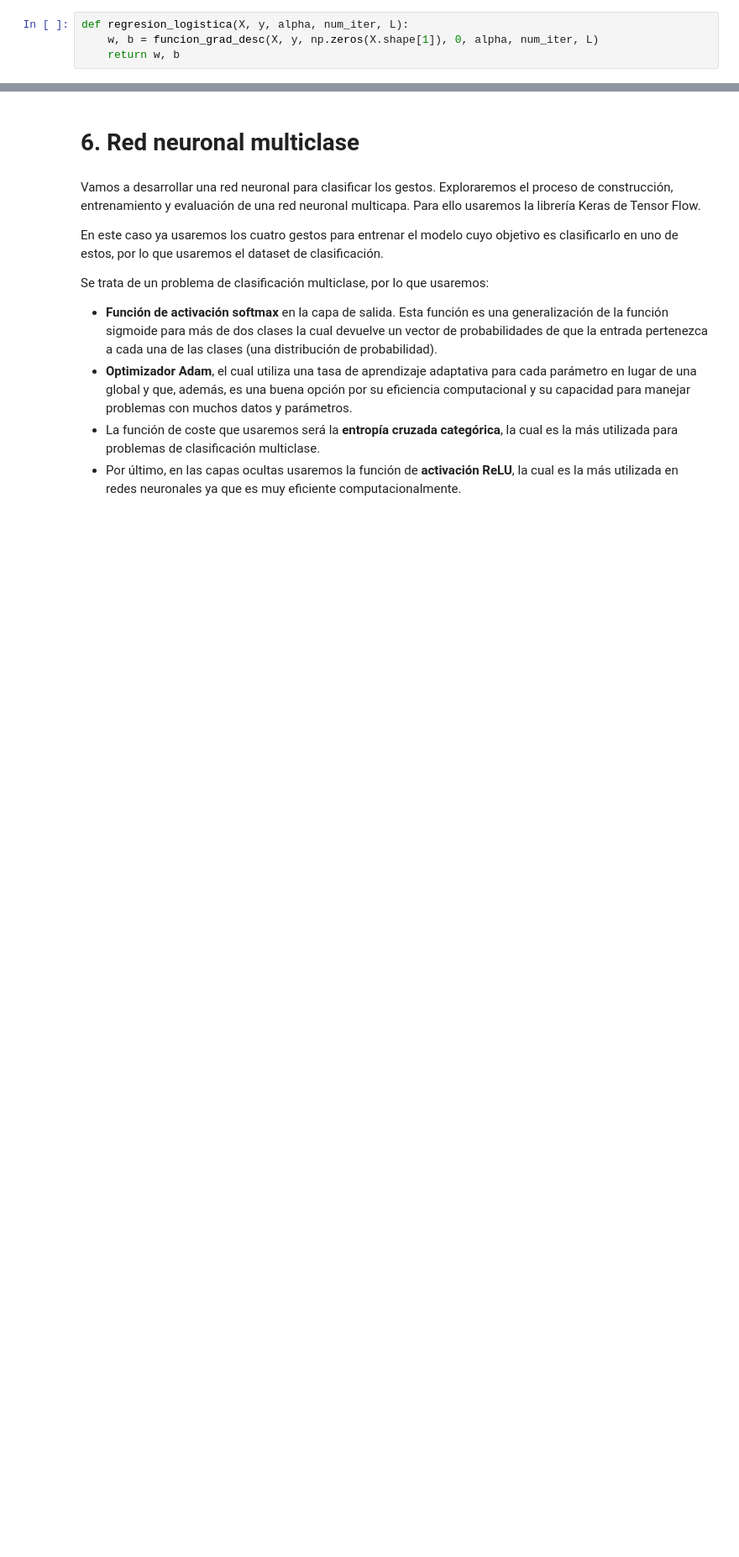
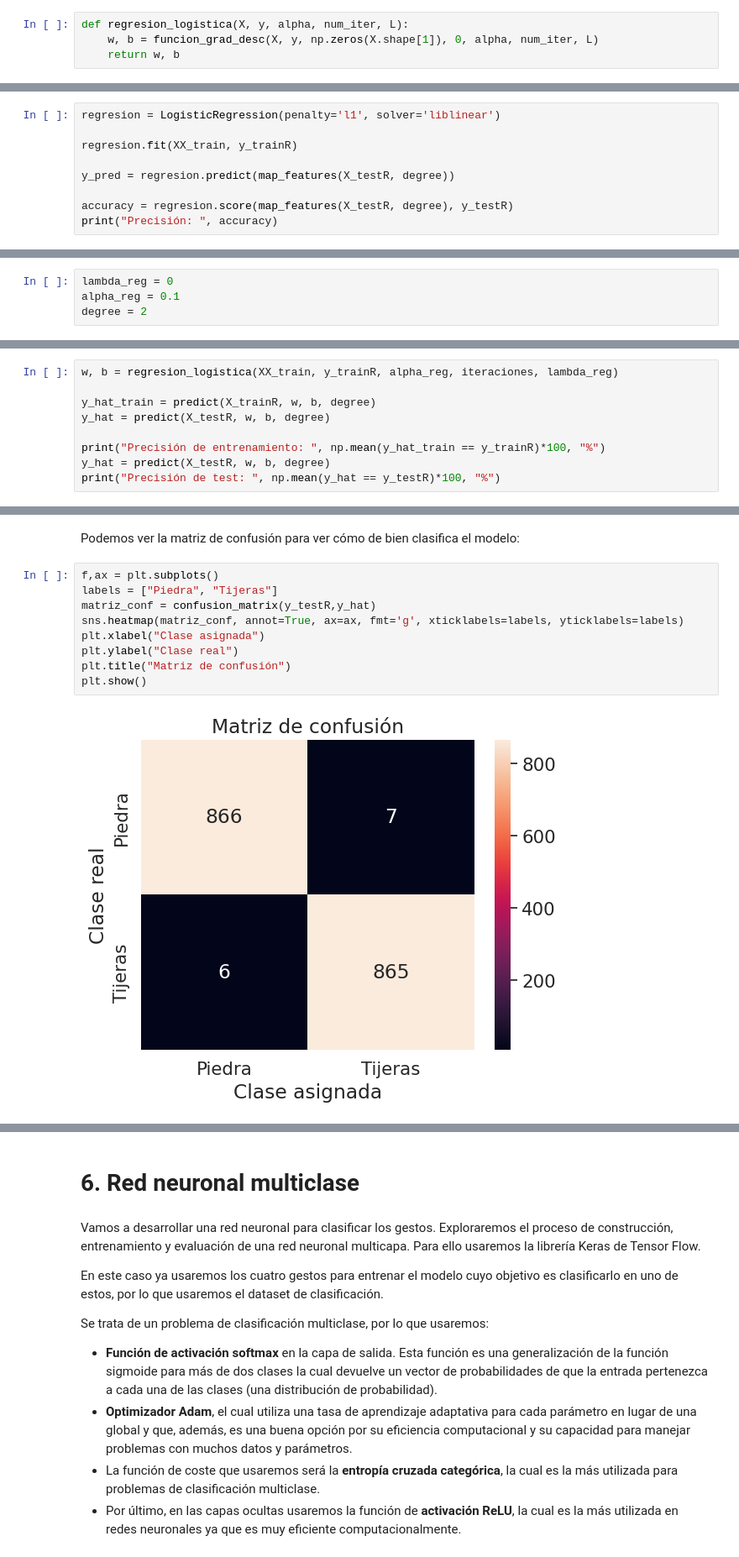
Before and after one commit to Dai-vl/Machine-Learning, a Jupyter notebook: PF/PF.ipynb, the cells around one changed output, grey strips where cells are left out. Shown at 84% size. Drawn from its saved outputs; the diff is of its cells as text; blank space fills up the shorter version.

```diff
--- a/PF/PF.ipynb
+++ b/PF/PF.ipynb
@@ -349,0 +396,9 @@ for l in Ls:
+# %%
+regresion = LogisticRegression(penalty='l1', solver='liblinear')
+
+regresion.fit(XX_train, y_trainR)
+
+y_pred = regresion.predict(map_features(X_testR, degree))
+
+accuracy = regresion.score(map_features(X_testR, degree), y_testR)
+print("Precisión: ", accuracy)
@@ -363,0 +432,4 @@ plt.show()
+# %%
+lambda_reg = 0
+alpha_reg = 0.1
+degree = 2
@@ -363,0 +438,9 @@ plt.show()
+# %%
+w, b = regresion_logistica(XX_train, y_trainR, alpha_reg, iteraciones, lambda_reg)
+
+y_hat_train = predict(X_trainR, w, b, degree)
+y_hat = predict(X_testR, w, b, degree)
+
+print("Precisión de entrenamiento: ", np.mean(y_hat_train == y_trainR)*100, "%")
+y_hat = predict(X_testR, w, b, degree)
+print("Precisión de test: ", np.mean(y_hat == y_testR)*100, "%")
@@ -363,0 +454,13 @@ plt.show()
+# %% [markdown]
+Podemos ver la matriz de confusión para ver cómo de bien clasifica el modelo:
+# %%
+f,ax = plt.subplots()
+labels = ["Piedra", "Tijeras"]
+matriz_conf = confusion_matrix(y_testR,y_hat)
+sns.heatmap(matriz_conf, annot=True, ax=ax, fmt='g', xticklabels=labels, yticklabels=labels)
+plt.xlabel("Clase asignada")
+plt.ylabel("Clase real")
+plt.title("Matriz de confusión")
+plt.show()
+# %% [output]
+[figure, added]
```
Also changed, not shown: parts of 64 cells of this notebook, 1 other file.
